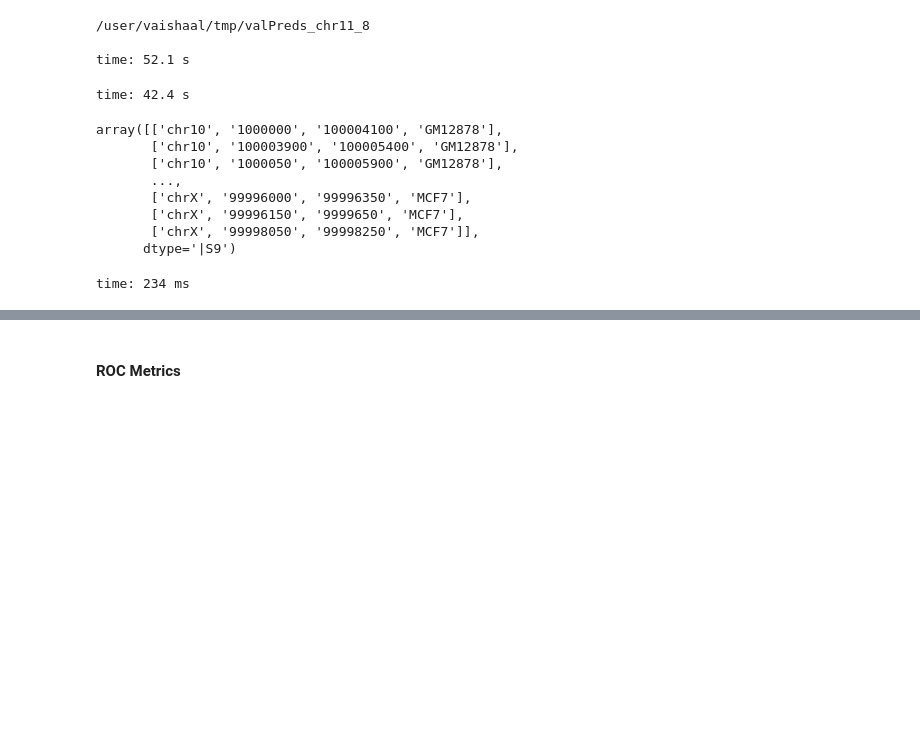
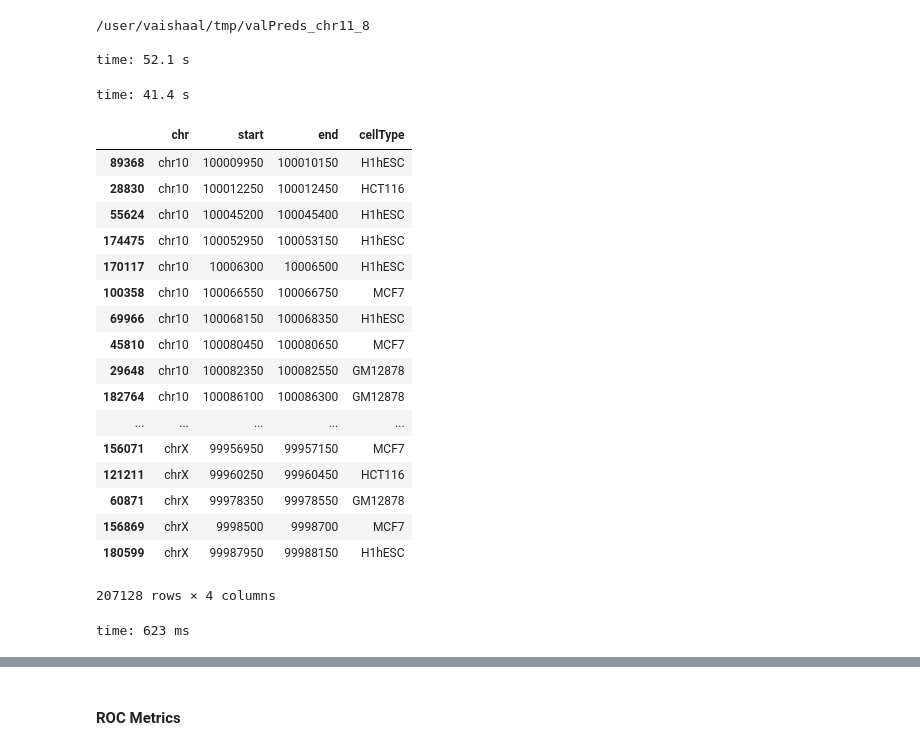
Before and after one commit to akmorrow13/endive, a Jupyter notebook: python/run-kitchensinks-featurize-only.ipynb, the cells around one changed output, grey strips where cells are left out. Drawn from its saved outputs; the diff is of its cells as text; code cells hidden in the pictures; blank space fills up the shorter version.

Commit message:
Now test metadata pushed through pipeline

```diff
--- a/python/run-kitchensinks-featurize-only.ipynb
+++ b/python/run-kitchensinks-featurize-only.ipynb
@@ -111,21 +111,31 @@ res = run_solver_pipeline("/user/vaishaal/tmp/featurizedWindows/tiny/replicate-0
 
 time: 52.1 s
 # %%
-test_preds = run_test_pipeline("/user/vaishaal/tmp/featurizedWindows/tiny/replicate-1",
+test_preds, df = run_test_pipeline("/user/vaishaal/tmp/featurizedWindows/tiny/replicate-1",
                                 logpath,
                                 hdfsclient,
                                 delete_predictions_from_hdfs=True)
 # %% [output]
-time: 42.4 s
+time: 41.4 s
-# %%
-np.sort(test_preds[1], axis=0)
-# %% [output]
-array([['chr10', '1000000', '100004100', 'GM12878'],
-       ['chr10', '100003900', '100005400', 'GM12878'],
-       ['chr10', '1000050', '100005900', 'GM12878'],
-       ...,
-       ['chrX', '99996000', '99996350', 'MCF7'],
-       ['chrX', '99996150', '9999650', 'MCF7'],
-       ['chrX', '99998050', '99998250', 'MCF7']],
-      dtype='|S9')
-time: 234 ms
+# %%
+test_preds[1].sort_values(by=['chr', 'start'], ascending=True)
+# %% [output]
+|  | chr | start | end | cellType |
+| 89368 | chr10 | 100009950 | 100010150 | H1hESC |
+| 28830 | chr10 | 100012250 | 100012450 | HCT116 |
+| 55624 | chr10 | 100045200 | 100045400 | H1hESC |
+| 174475 | chr10 | 100052950 | 100053150 | H1hESC |
+| 170117 | chr10 | 10006300 | 10006500 | H1hESC |
+| 100358 | chr10 | 100066550 | 100066750 | MCF7 |
+| 69966 | chr10 | 100068150 | 100068350 | H1hESC |
+| 45810 | chr10 | 100080450 | 100080650 | MCF7 |
+| 29648 | chr10 | 100082350 | 100082550 | GM12878 |
+| 182764 | chr10 | 100086100 | 100086300 | GM12878 |
+| ... | ... | ... | ... | ... |
+| 156071 | chrX | 99956950 | 99957150 | MCF7 |
+| 121211 | chrX | 99960250 | 99960450 | HCT116 |
+| 60871 | chrX | 99978350 | 99978550 | GM12878 |
+| 156869 | chrX | 9998500 | 9998700 | MCF7 |
+| 180599 | chrX | 99987950 | 99988150 | H1hESC |
+207128 rows × 4 columns
+time: 623 ms
```
Also changed, not shown: parts of 2 cells of this notebook, 1 other file.
